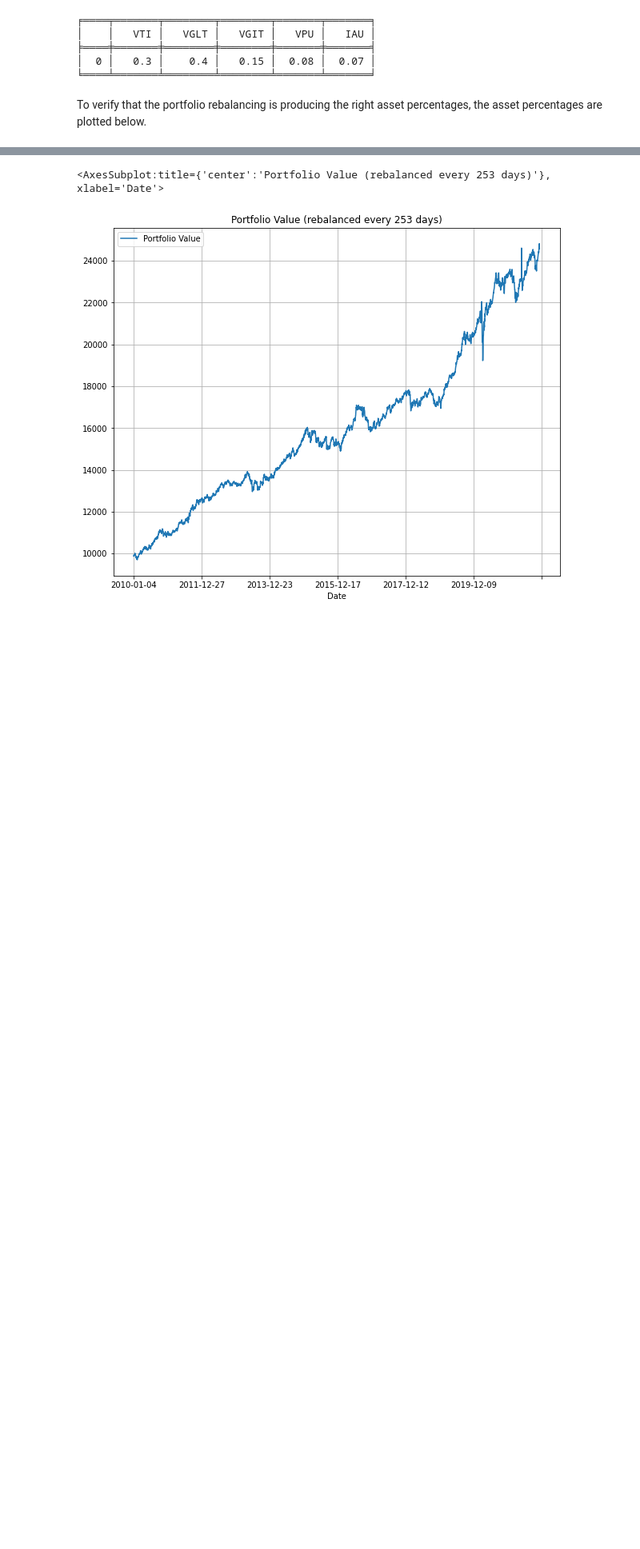
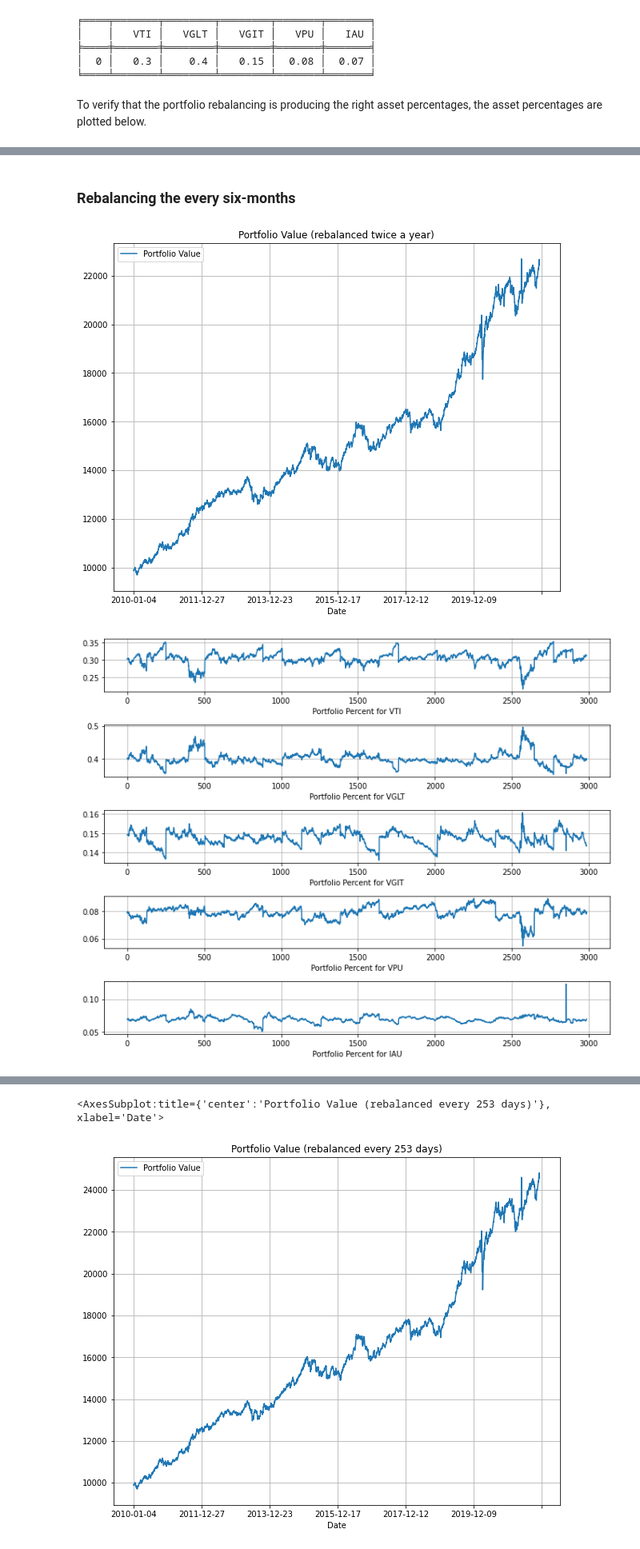
Before and after one commit to IanLKaplan/all_weather_portfolio, a Jupyter notebook: all_weather_portfolio.ipynb, the cells around one changed output, grey strips where cells are left out. Shown at 80% size. Drawn from its saved outputs; the diff is of its cells as text; code cells hidden in the pictures; blank space fills up the shorter version.

```diff
--- a/all_weather_portfolio.ipynb
+++ b/all_weather_portfolio.ipynb
@@ -1157,2 +1156,19 @@ plt.show()
+# %% [markdown]
+<h3>
+Rebalancing the every six-months
+</h3>
+# %%
+portfolio_biannual_df, portfolio_total_biannual_df = calc_rebalanced_portfolio(holdings=holdings,
+                                                             etf_close=etf_close,
+                                                             returns=returns,
+                                                             weights=weights_df,
+                                                             rebalance_days=half_year)
+
+portfolio_total_biannual_df.plot(title="Portfolio Value (rebalanced twice a year)", grid=True, figsize=(10,8))
+
+plot_portfolio_weights(portfolio_biannual_df, portfolio_total_biannual_df)
+# %% [output]
+[figure, added]
+[figure, added]
 # %% [markdown]
 <h3>
```
Also changed, not shown: parts of 23 cells of this notebook.
